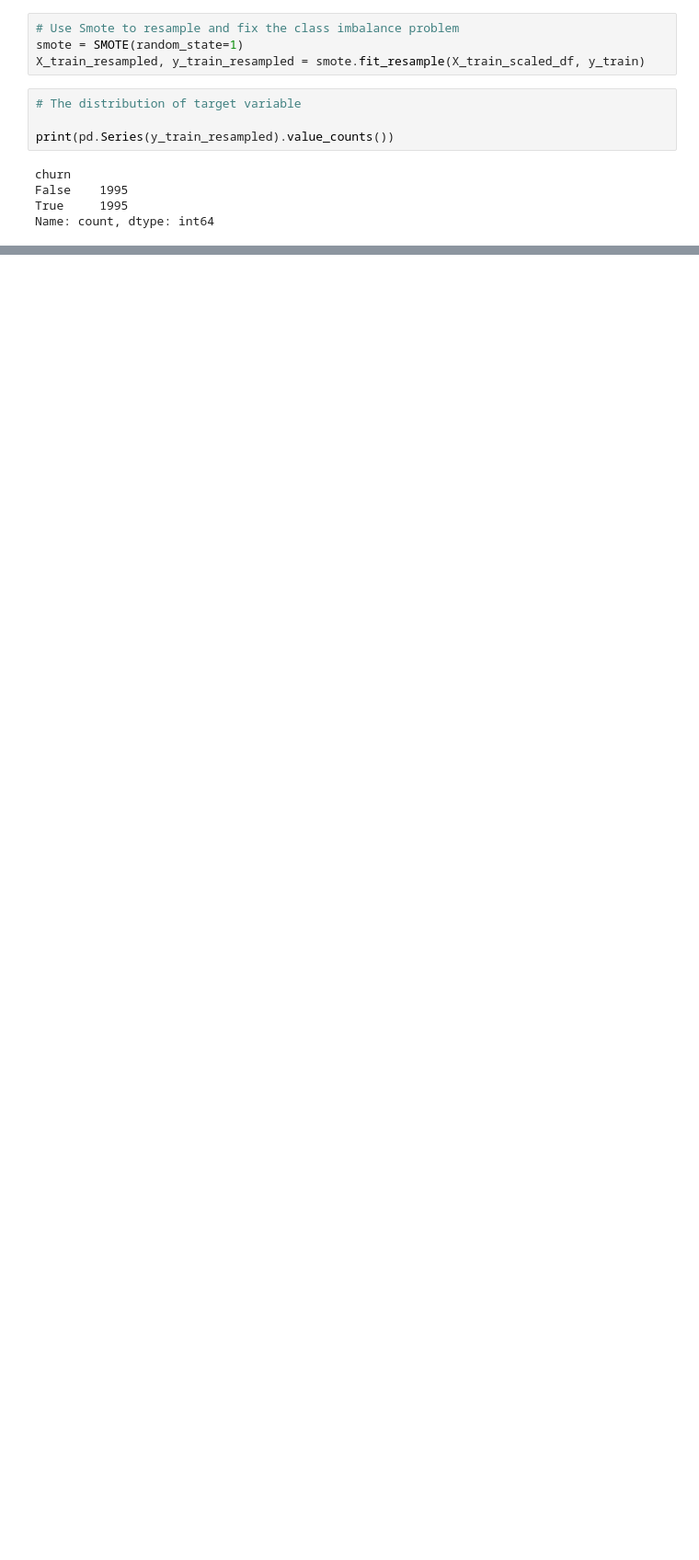
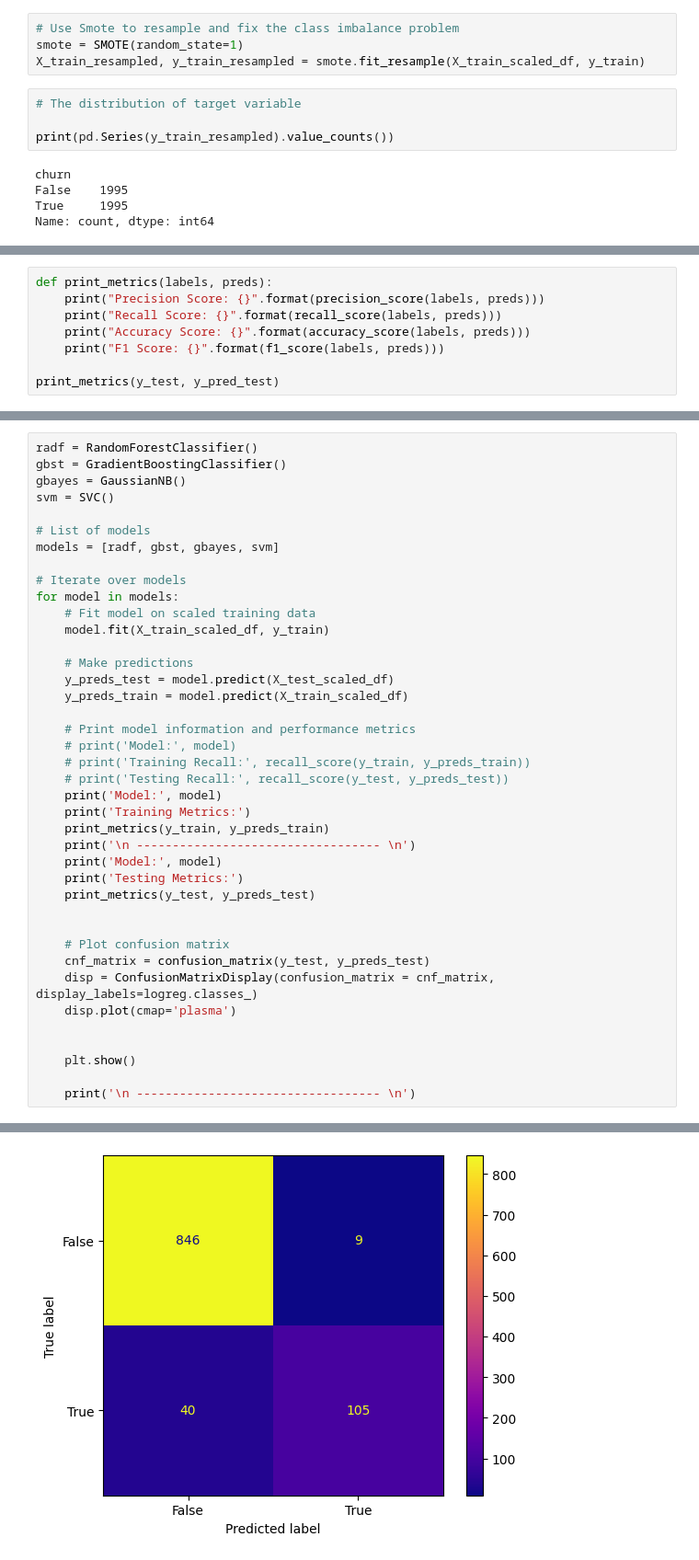
Before and after one commit to EdwinMwai/churn-analysis, a Jupyter notebook: churn.ipynb, the cells around one changed output, grey strips where cells are left out. Shown at 92% size. Cells and saved outputs as stored; diff of their text form; blank space fills up the shorter version.

Commit message:
developing the model

```diff
--- a/churn.ipynb
+++ b/churn.ipynb
@@ -443,0 +444,8 @@ plt.show()
+# %%
+def print_metrics(labels, preds):
+    print("Precision Score: {}".format(precision_score(labels, preds)))
+    print("Recall Score: {}".format(recall_score(labels, preds)))
+    print("Accuracy Score: {}".format(accuracy_score(labels, preds)))
+    print("F1 Score: {}".format(f1_score(labels, preds)))
+
+print_metrics(y_test, y_pred_test)
@@ -443,0 +457,41 @@ plt.show()
+# %%
+radf = RandomForestClassifier()
+gbst = GradientBoostingClassifier()
+gbayes = GaussianNB()
+svm = SVC()
+
+# List of models
+models = [radf, gbst, gbayes, svm]
+
+# Iterate over models
+for model in models:
+    # Fit model on scaled training data
+    model.fit(X_train_scaled_df, y_train)
+
+    # Make predictions
+    y_preds_test = model.predict(X_test_scaled_df)
+    y_preds_train = model.predict(X_train_scaled_df)
+
+    # Print model information and performance metrics
+    # print('Model:', model)
+    # print('Training Recall:', recall_score(y_train, y_preds_train))
+    # print('Testing Recall:', recall_score(y_test, y_preds_test))
+    print('Model:', model)
+    print('Training Metrics:')
+    print_metrics(y_train, y_preds_train)
+    print('\n ---------------------------------- \n')
+    print('Model:', model)
+    print('Testing Metrics:')
+    print_metrics(y_test, y_preds_test)
+
+
+    # Plot confusion matrix
+    cnf_matrix = confusion_matrix(y_test, y_preds_test)
+    disp = ConfusionMatrixDisplay(confusion_matrix = cnf_matrix, display_labels=logreg.classes_)
+    disp.plot(cmap='plasma')
+
+
+    plt.show()
+
+    print('\n ---------------------------------- \n')
+# %% [output]
@@ -443,0 +513 @@ plt.show()
+[figure, added]
```
Also changed, not shown: parts of 12 cells of this notebook.
